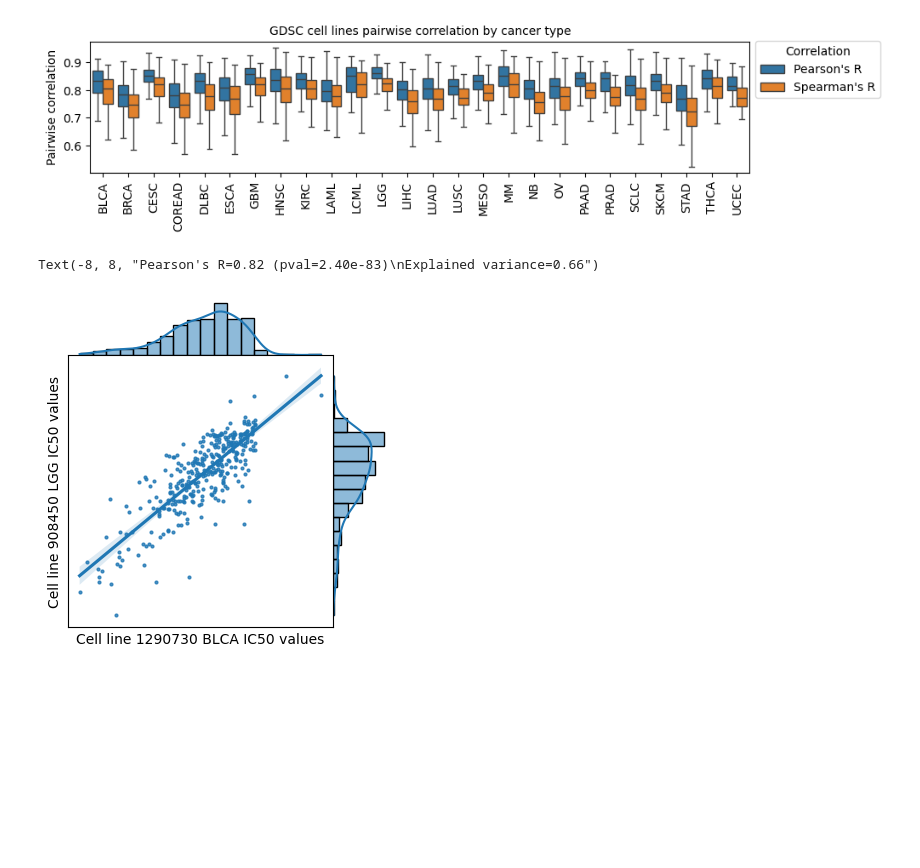
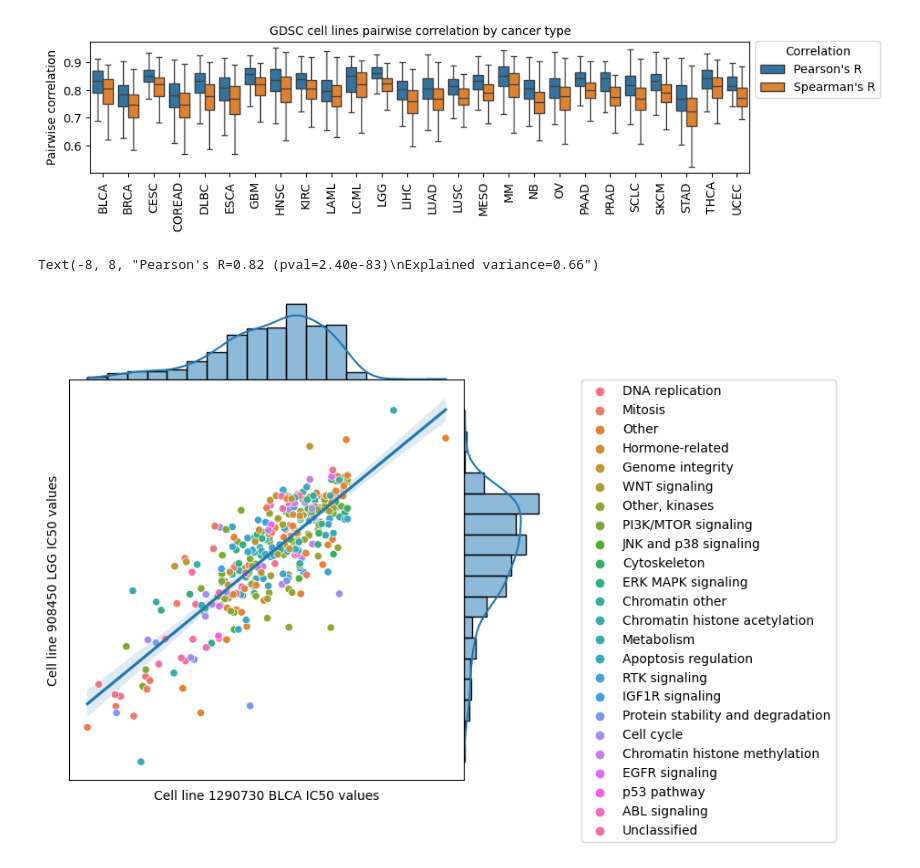
Before and after one commit to UroGenus/GDSC_Pancreatic_study, a Jupyter notebook: compute_correlation.ipynb, the cells around one changed output. Saved outputs shown, nothing was run; the diff lists cells and outputs as text; code cells hidden in the pictures; blank space fills up the shorter version.

Commit message:
correlation plot colored by drug pathway

```diff
--- a/compute_correlation.ipynb
+++ b/compute_correlation.ipynb
@@ -27,6 +27,9 @@ def gen_corr_df(data, method, name):
 # %%
 # PATH TO GDSC dataset downloaded from https://www.cancerrxgene.org/downloads/drug_data?screening_set=GDSC1
 gdsc_drug_response = pd.read_csv('YOUR PATH')
+# drug pathways, downloaded from the above link under Preview: drugs included in download (.csv)
+drug_pathways = pd.read_csv('drug_pathways.csv')
+
 gdsc_drug_response['IC50/max con'] = gdsc_drug_response['IC50'] / gdsc_drug_response['Max Conc']
 gdsc_drug_response['IC50 zscore'] = gdsc_drug_response['Z score']
 gdsc_drug_response
@@ -132,35 +135,38 @@ axs.legend(bbox_to_anchor=(1, 1.05), title='Correlation', title_fontsize='10', f
 # %%
 from sklearn.metrics import explained_variance_score
 from scipy.stats import pearsonr
 
 np.random.seed(0)
 def random_cell_line(cancer_type):
     cell_lines = gdsc_drug_response[gdsc_drug_response['TCGA Classification'] == cancer_type]['Cosmic ID'].values
     return np.random.choice(cell_lines)
 
 cl_id1 = random_cell_line('BLCA')
 cl_id2 = random_cell_line('LGG')
 
 #fig, axs = plt.subplots(nrows=1, ncols=1, figsize = (3, 3))
 
-data = gdsc_IC50_df.loc[[cl_id1, cl_id2]].dropna(axis=1)
-expl_var = explained_variance_score(data.loc[cl_id1], data.loc[cl_id2])
-pearson = pearsonr(data.loc[cl_id1], data.loc[cl_id2])
+data = gdsc_IC50_df.loc[[cl_id1, cl_id2]].dropna(axis=1).T
 
+expl_var = explained_variance_score(data.T.loc[cl_id1], data.T.loc[cl_id2])
+pearson = pearsonr(data.T.loc[cl_id1], data.T.loc[cl_id2])
 
-axs = sns.jointplot(data=data.T,
-                    x=cl_id1, y=cl_id2, kind='reg', height=4, space=0, scatter_kws={'s': 4})
+data_drugs = data.join(drug_pathways.set_index('drug_id'))
+
+axs = sns.jointplot(data=data_drugs, x=cl_id1, y=cl_id2, kind='reg', height=6, space=0, scatter_kws={'s': 1})
+sns.scatterplot(data=data_drugs, x=cl_id1, y=cl_id2, hue='pathway_name')
+
+plt.legend(bbox_to_anchor=(1.3, 1), loc=2, borderaxespad=0.)
 axs.ax_joint.set_xlabel('Cell line %d BLCA IC50 values' % (cl_id1))
 axs.ax_joint.set_ylabel('Cell line %d LGG IC50 values' % (cl_id2))
-
 axs.ax_joint.grid(False)
 axs.ax_joint.set_xticks([])
 axs.ax_joint.set_yticks([])
 
 stats_vals = "Pearson's R=%.2f (pval=%.2e)\nExplained variance=%.2f" % (pearson[0], pearson[1], expl_var)
 
 axs.ax_joint.annotate(stats_vals,
              (-8, 8))
 # %% [output]
 Text(-8, 8, "Pearson's R=0.82 (pval=2.40e-83)\nExplained variance=0.66")
-[figure, old version]
+[figure, new version]
```
